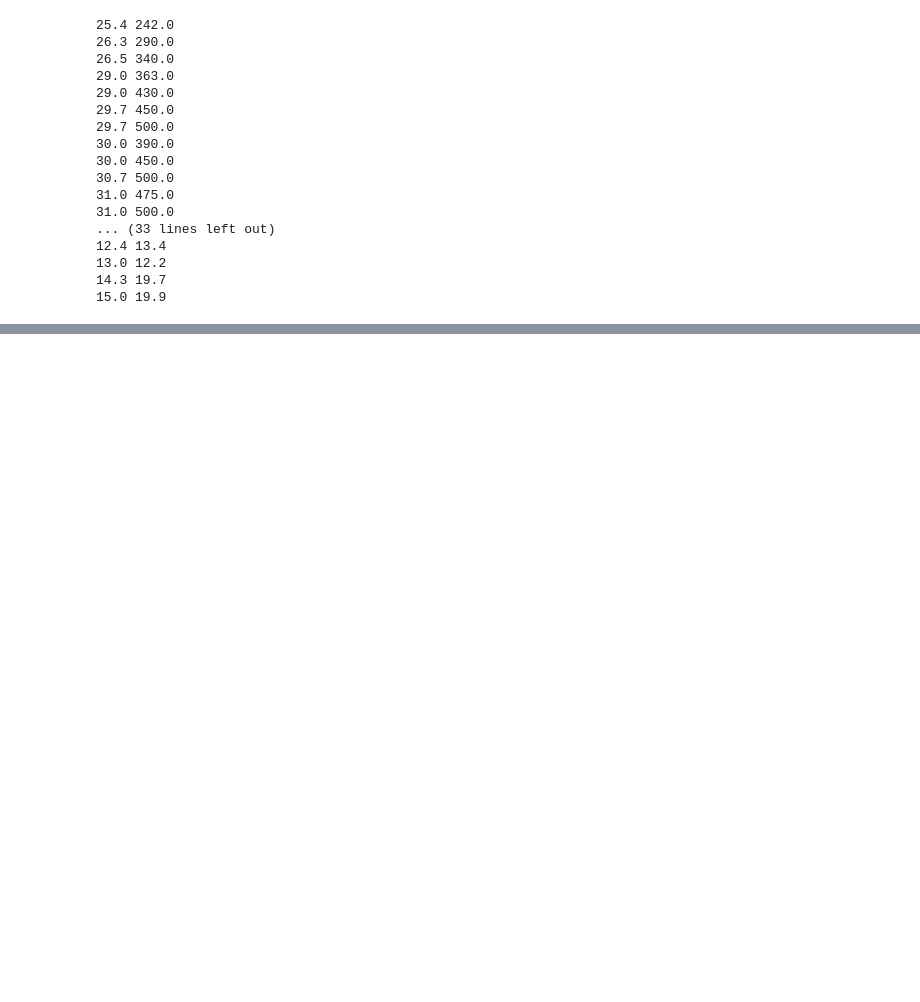
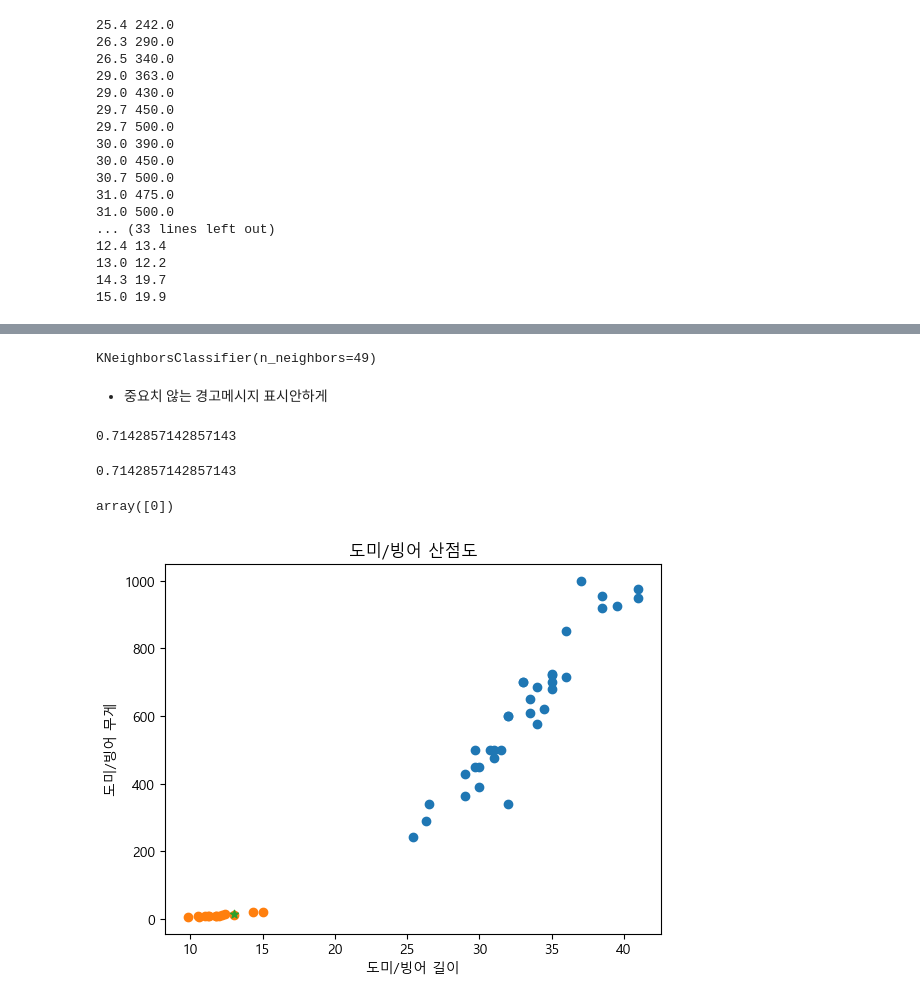
Before and after one commit to jgtaeeun/iot_dataanalysis_2025, a Jupyter notebook: day46/mldl01_도미빙어분류.ipynb, the cells around one changed output, grey strips where cells are left out. Saved outputs shown, nothing was run; the diff lists cells and outputs as text; code cells hidden in the pictures; blank space fills up the shorter version.

```diff
--- a/day46/mldl01_도미빙어분류.ipynb
+++ b/day46/mldl01_도미빙어분류.ipynb
@@ -91,0 +158,6 @@ fish_data = [[l,w] for l, w in zip(length, weight)]
+# %%
+kn49.fit(fish_data, fish_target)
+# %% [output]
+KNeighborsClassifier(n_neighbors=49)
+# %% [markdown]
+- 중요치 않는 경고메시지 표시안하게
@@ -91,0 +167,25 @@ fish_data = [[l,w] for l, w in zip(length, weight)]
+# %%
+kn49.score(fish_data, fish_target)
+# %% [output]
+0.7142857142857143
+# %%
+# 정확도 출처
+# 도미개수 / (도미+빙어개수)
+print(35/49)
+# %% [output]
+0.7142857142857143
+# %%
+# 길이13, 무게 14.2는 빙어로 판단단
+kn.predict([[13.0,14.2]])
+# %% [output]
+array([0])
+# %%
+plt.scatter(bream_length, bream_weight)
+plt.scatter(smelt_length, smelt_weight)
+plt.scatter([13.0],[14.2], marker='*')    #예측하고자 하는 데이터
+plt.xlabel('도미/빙어 길이')
+plt.ylabel('도미/빙어 무게')
+plt.title('도미/빙어 산점도')
+plt.show()
+# %% [output]
+[figure, added]
```
Also changed, not shown: parts of 19 cells of this notebook, 2 other files.
